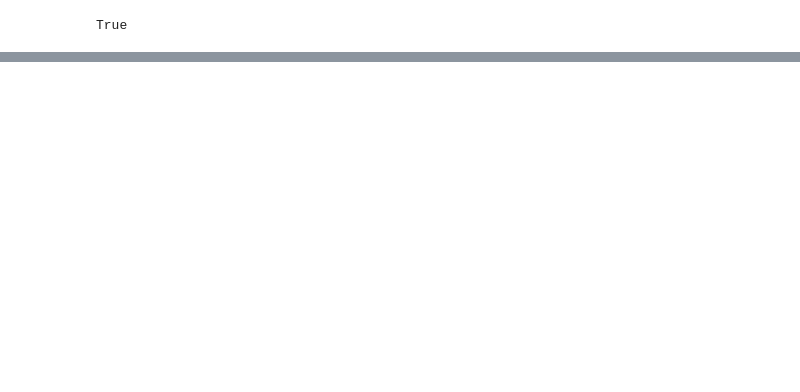
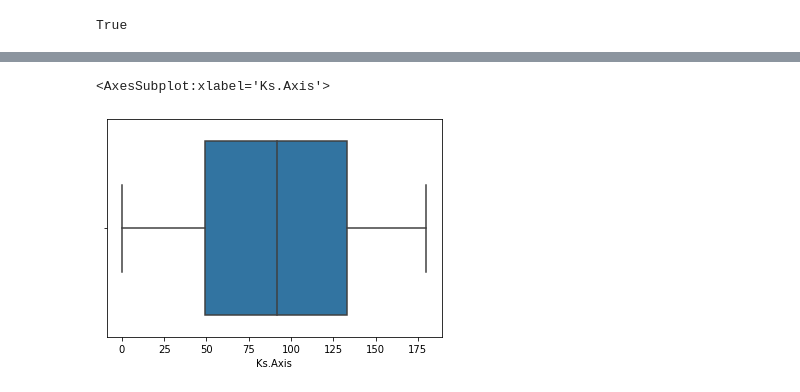
Before and after one commit to imenbkr/Keratoconus-Stage-Detection, a Jupyter notebook: keratoconus-stage-detection-summer-internship.ipynb, the cells around one changed output, grey strips where cells are left out. Cells and saved outputs as stored; diff of their text form; code cells hidden in the pictures; blank space fills up the shorter version.

```diff
--- a/keratoconus-stage-detection-summer-internship.ipynb
+++ b/keratoconus-stage-detection-summer-internship.ipynb
@@ -294,0 +383,5 @@ True
+# %%
+sns.boxplot(x='Ks.Axis', data=data)
+# %% [output]
+<AxesSubplot:xlabel='Ks.Axis'>
+[figure, added]
```
Also changed, not shown: parts of 24 cells of this notebook.
